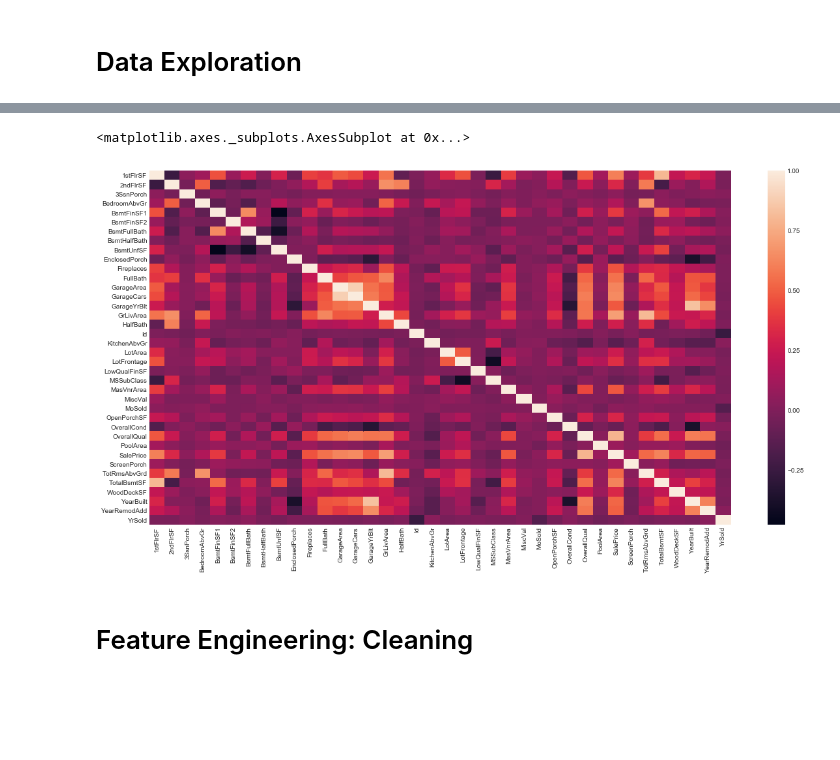
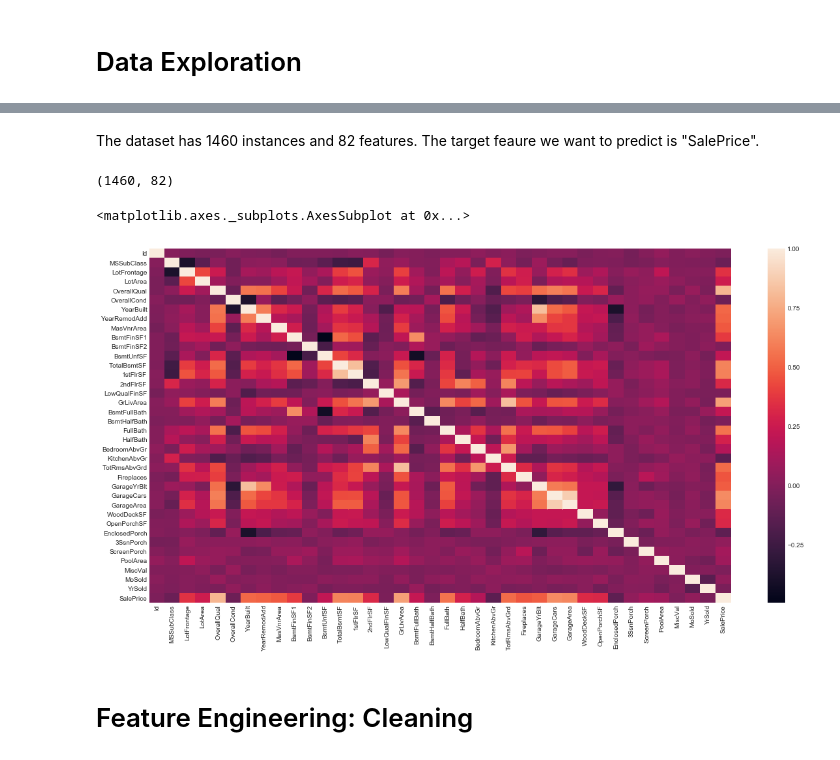
Before and after one commit to dpleus/HousingPrices, a Jupyter notebook: Housing Prices-v2.ipynb, the cells around one changed output, grey strips where cells are left out. Drawn from its saved outputs; the diff is of its cells as text; code cells hidden in the pictures; blank space fills up the shorter version.

```diff
--- a/Housing Prices-v2.ipynb
+++ b/Housing Prices-v2.ipynb
@@ -49,10 +50,16 @@ memory usage: 1.8+ MB
+# %% [markdown]
+The dataset has 1460 instances and 82 features. The target feaure we want to predict is "SalePrice".
+# %%
+df_train.shape
+# %% [output]
+(1460, 82)
 # %%
 # Plot correlations
 plt.figure(figsize=(20,10))
-sns.heatmap(df.corr())
+sns.heatmap(df_train.corr())
 # %% [output]
 <matplotlib.axes._subplots.AxesSubplot at 0x...>
-[figure, old version]
+[figure, new version]
 # %% [markdown]
 # Feature Engineering: Cleaning
 # %%
```
Also changed, not shown: parts of 95 cells of this notebook.
